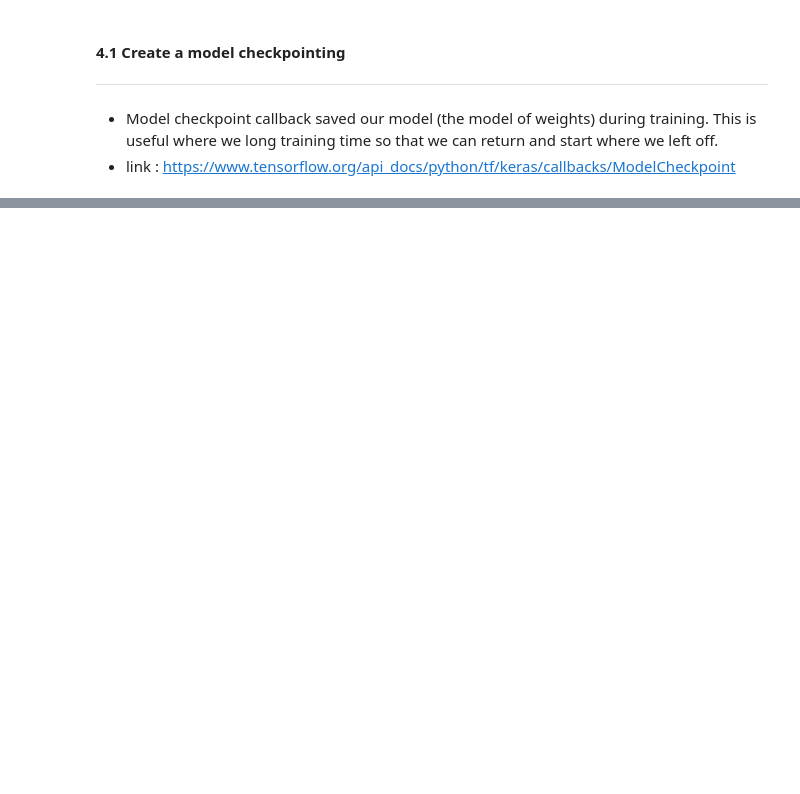
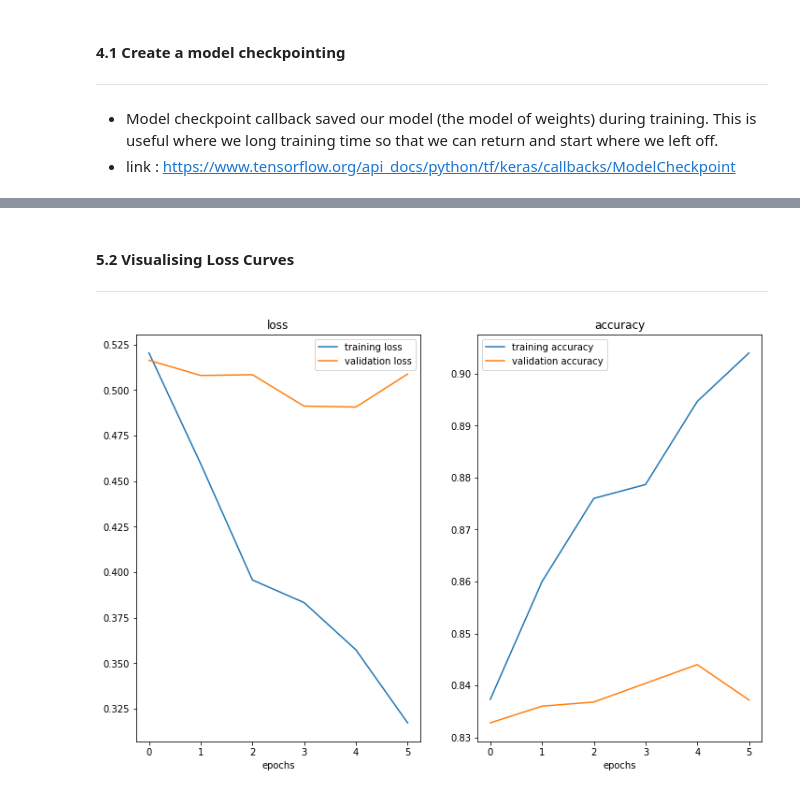
Before and after one commit to 86lekwenshiung/Neural-Network-with-Tensorflow, a Jupyter notebook: 05_Transfer_Learning_with_Tensorflow_Part_2.ipynb, the cells around one changed output, grey strips where cells are left out. Saved outputs shown, nothing was run; the diff lists cells and outputs as text; code cells hidden in the pictures; blank space fills up the shorter version.

```diff
--- a/05_Transfer_Learning_with_Tensorflow_Part_2.ipynb
+++ b/05_Transfer_Learning_with_Tensorflow_Part_2.ipynb
@@ -793,0 +857,6 @@ Loaded Model 2 Score
+# %%
+# Compile the model
+
+model_2.compile(optimizer = tf.keras.optimizers.Adam(learning_rate=0.0001), # lower the learning rate during fine tuning
+                loss = tf.keras.losses.CategoricalCrossentropy(),
+                metrics = 'accuracy')
@@ -793,0 +866,10 @@ Loaded Model 2 Score
+# %%
+initial_epochs = 5
+fine_tune_epochs = initial_epochs + 5
+
+history_3 = model_2.fit(train_data_10_percent,
+                        epochs = fine_tune_epochs,
+                        validation_data = test_data_10_percent,
+                        callbacks = [create_tensorboard_callback('save_dir' , 'model_3') , checkpoint_callback],
+                        validation_steps = len(test_data_10_percent),
+                        initial_epoch = history_2.epoch[-1]) # continue from previous model where it left off which is at the 5th epoch.
@@ -793,0 +901,10 @@ Loaded Model 2 Score
+# %% [markdown]
+#### 5.2 Visualising Loss Curves
+___
+# %%
+plot_loss_curves(history_3)
+
+plt.figure()
+plot
+# %% [output]
+[figure, added]
```
Also changed, not shown: parts of 38 cells of this notebook.
